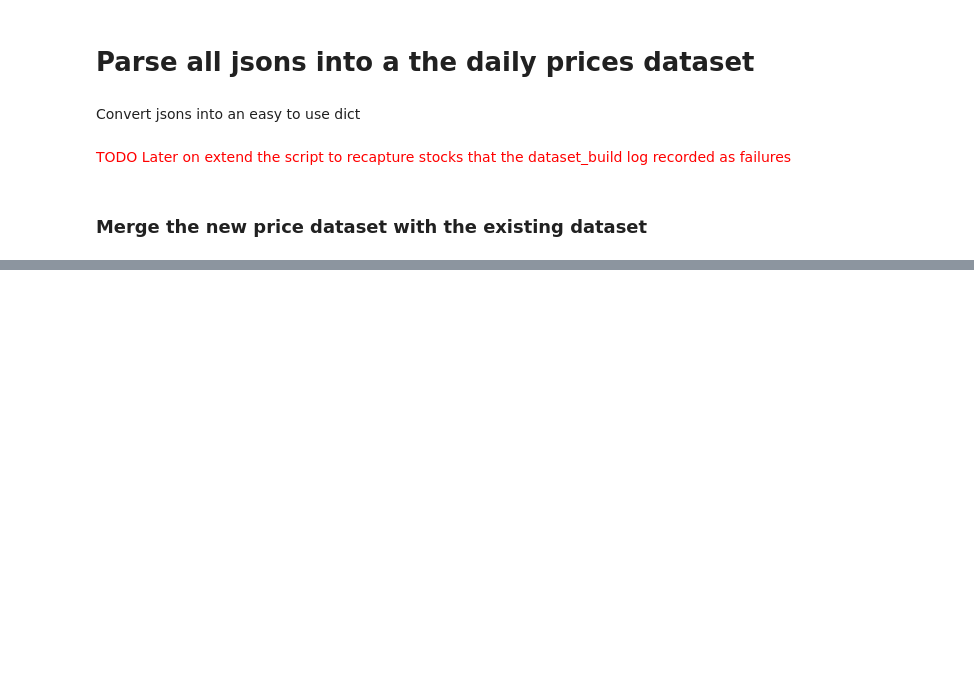
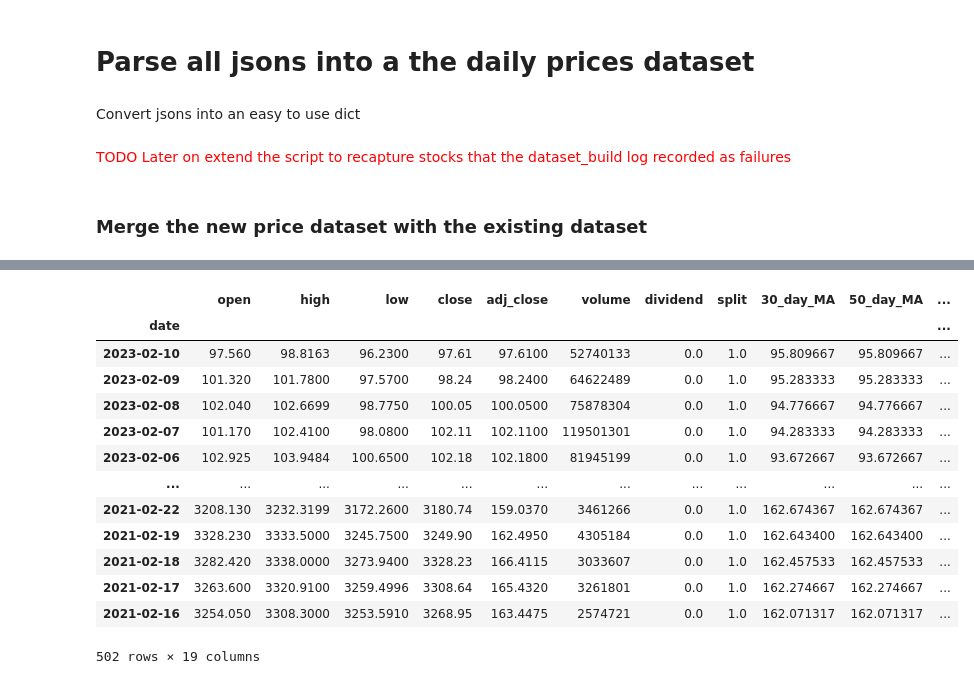
Before and after one commit to DavidPeleg6/Financial_News_Sentiments, a Jupyter notebook: daily_prices_dataset/daily_prices_dataset.ipynb, the cells around one changed output, grey strips where cells are left out. Drawn from its saved outputs; the diff is of its cells as text; code cells hidden in the pictures; blank space fills up the shorter version.

```diff
--- a/daily_prices_dataset/daily_prices_dataset.ipynb
+++ b/daily_prices_dataset/daily_prices_dataset.ipynb
@@ -81 +86,45 @@ new_price_df
+# %%
+def add_indicators(price_df) -> pd.DataFrame:
+    price_df.set_index('date', inplace=True)
+    price_df.index = pd.to_datetime(price_df.index)
+    price_df.sort_index(inplace=True)
+    # take a moving average of the adjusted close price
+    price_df['30_day_MA'] = price_df['adj_close'].rolling(30).mean()
+    price_df['50_day_MA'] = price_df['adj_close'].rolling(30).mean()
+    price_df['100_day_MA'] = price_df['adj_close'].rolling(100).mean()
+    price_df['200_day_MA'] = price_df['adj_close'].rolling(200).mean()
+    # the highs and lows
+    price_df['4_week_high'] = price_df['adj_close'].rolling(4*7).max()
+    price_df['4_week_low'] = price_df['adj_close'].rolling(4*7).min()
+    price_df['10_week_high'] = price_df['adj_close'].rolling(10*7).max()
+    price_df['10_week_low'] = price_df['adj_close'].rolling(10*7).min()
+    price_df['52_week_high'] = price_df['adj_close'].rolling(52*7).max()
+    price_df['52_week_low'] = price_df['adj_close'].rolling(52*7).min()
+    # take only the data up to 2 years ago and convert to numeric
+    price_df = price_df[price_df.index > datetime.now() - timedelta(days=365*2)].apply(pd.to_numeric).dropna().sort_index(ascending=False)
+    return price_df
+# %%
+# create a dataframe for each stock and add the indicators
+stock_dfs = {}
+for stock in tqdm(price_df['stock'].unique()):
+    stock_dfs[stock] = add_indicators(price_df[price_df['stock'] == stock].drop(columns=['stock']))
+    # add a column for the stock name
+    stock_dfs[stock]['stock'] = stock
+
+stock_dfs['AMZN']
+# %% [output]
+|  | open | high | low | close | adj_close | volume | dividend | split | 30_day_MA | 50_day_MA | ... |
+| date |  |  |  |  |  |  |  |  |  |  | ... |
+| 2023-02-10 | 97.560 | 98.8163 | 96.2300 | 97.61 | 97.6100 | 52740133 | 0.0 | 1.0 | 95.809667 | 95.809667 | ... |
+| 2023-02-09 | 101.320 | 101.7800 | 97.5700 | 98.24 | 98.2400 | 64622489 | 0.0 | 1.0 | 95.283333 | 95.283333 | ... |
+| 2023-02-08 | 102.040 | 102.6699 | 98.7750 | 100.05 | 100.0500 | 75878304 | 0.0 | 1.0 | 94.776667 | 94.776667 | ... |
+| 2023-02-07 | 101.170 | 102.4100 | 98.0800 | 102.11 | 102.1100 | 119501301 | 0.0 | 1.0 | 94.283333 | 94.283333 | ... |
+| 2023-02-06 | 102.925 | 103.9484 | 100.6500 | 102.18 | 102.1800 | 81945199 | 0.0 | 1.0 | 93.672667 | 93.672667 | ... |
+| ... | ... | ... | ... | ... | ... | ... | ... | ... | ... | ... | ... |
+| 2021-02-22 | 3208.130 | 3232.3199 | 3172.2600 | 3180.74 | 159.0370 | 3461266 | 0.0 | 1.0 | 162.674367 | 162.674367 | ... |
+| 2021-02-19 | 3328.230 | 3333.5000 | 3245.7500 | 3249.90 | 162.4950 | 4305184 | 0.0 | 1.0 | 162.643400 | 162.643400 | ... |
+| 2021-02-18 | 3282.420 | 3338.0000 | 3273.9400 | 3328.23 | 166.4115 | 3033607 | 0.0 | 1.0 | 162.457533 | 162.457533 | ... |
+| 2021-02-17 | 3263.600 | 3320.9100 | 3259.4996 | 3308.64 | 165.4320 | 3261801 | 0.0 | 1.0 | 162.274667 | 162.274667 | ... |
+| 2021-02-16 | 3254.050 | 3308.3000 | 3253.5910 | 3268.95 | 163.4475 | 2574721 | 0.0 | 1.0 | 162.071317 | 162.071317 | ... |
+502 rows × 19 columns
 # %%
```
Also changed, not shown: parts of 7 cells of this notebook, 16 other files.
